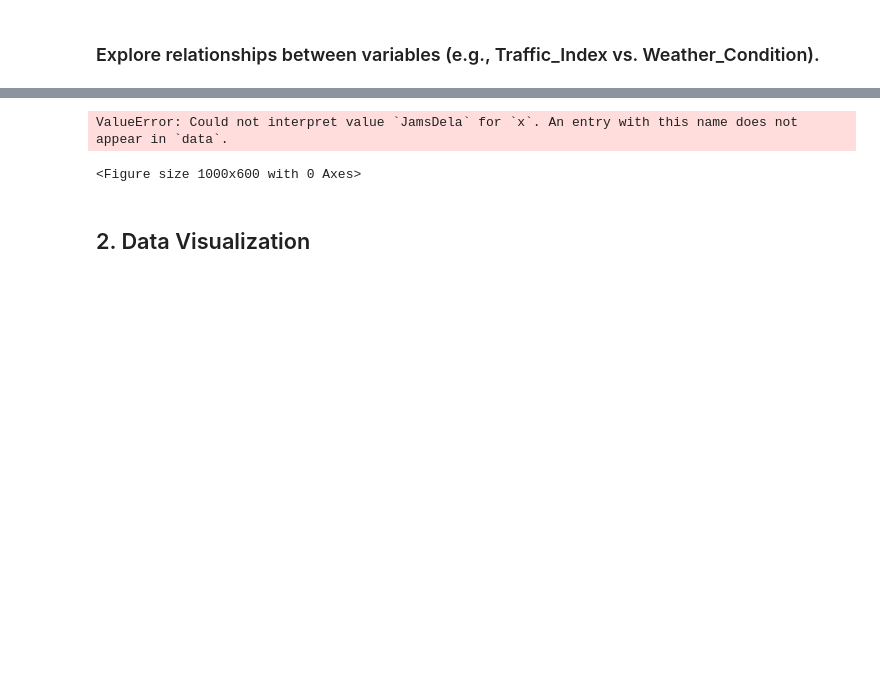
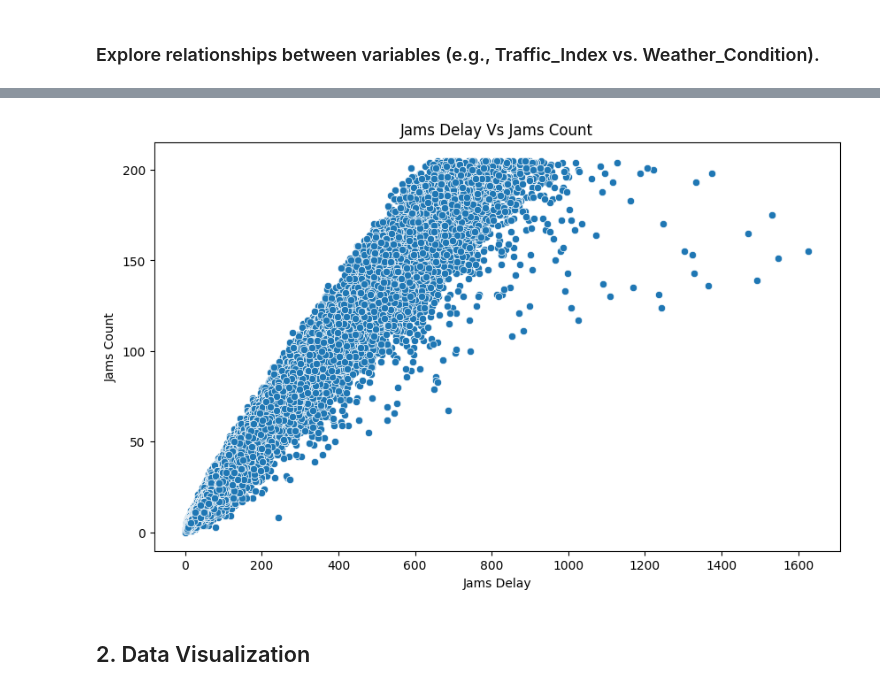
Before and after one commit to AzizAlbeshri/SdaiaBootcamp, a Jupyter notebook: Task2_Abdulaziz_Albeshri/Task (2) Week 1.ipynb, the cells around one changed output, grey strips where cells are left out. Cells and saved outputs as stored; diff of their text form; code cells hidden in the pictures; blank space fills up the shorter version.

```diff
--- a/Task2_Abdulaziz_Albeshri/Task (2) Week 1.ipynb
+++ b/Task2_Abdulaziz_Albeshri/Task (2) Week 1.ipynb
@@ -188,13 +193,12 @@ plt.show()
 # %%
 plt.figure(figsize=(10,6))
-sns.scatterplot(data= df, x='JamsDela', y='JamsCount')
+sns.scatterplot(data= df, x='JamsDelay', y='JamsCount')
 plt.title('Jams Delay Vs Jams Count')
 plt.xlabel('Jams Delay')
 plt.ylabel('Jams Count')
 plt.show()
 # %% [output]
-ValueError: Could not interpret value `JamsDela` for `x`. An entry with this name does not appear in `data`.
-<Figure size 1000x600 with 0 Axes>
+[figure, added]
 # %% [markdown]
 ## 2. Data Visualization
 # %% [markdown]
```
Also changed, not shown: parts of 6 cells of this notebook.
